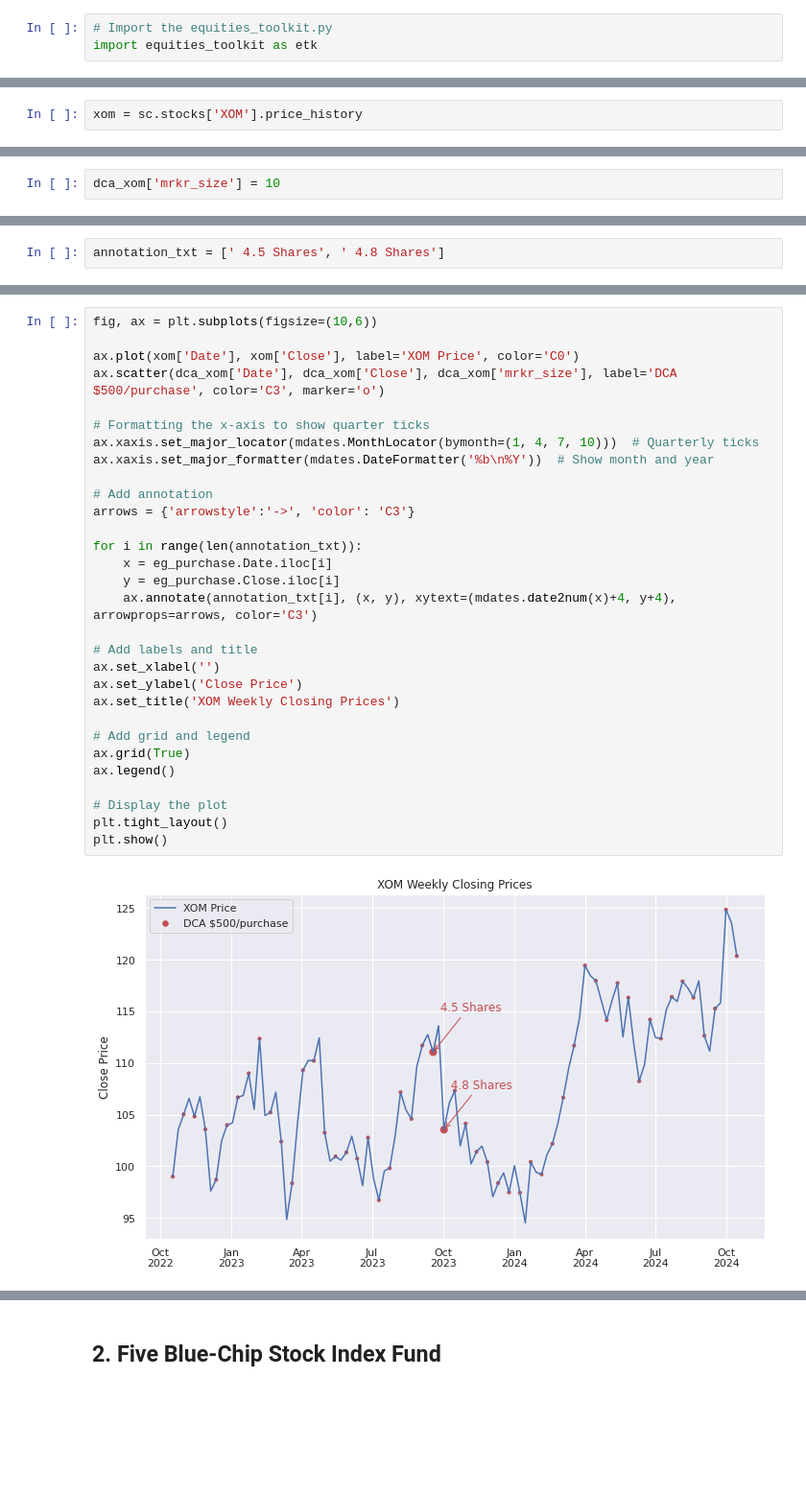
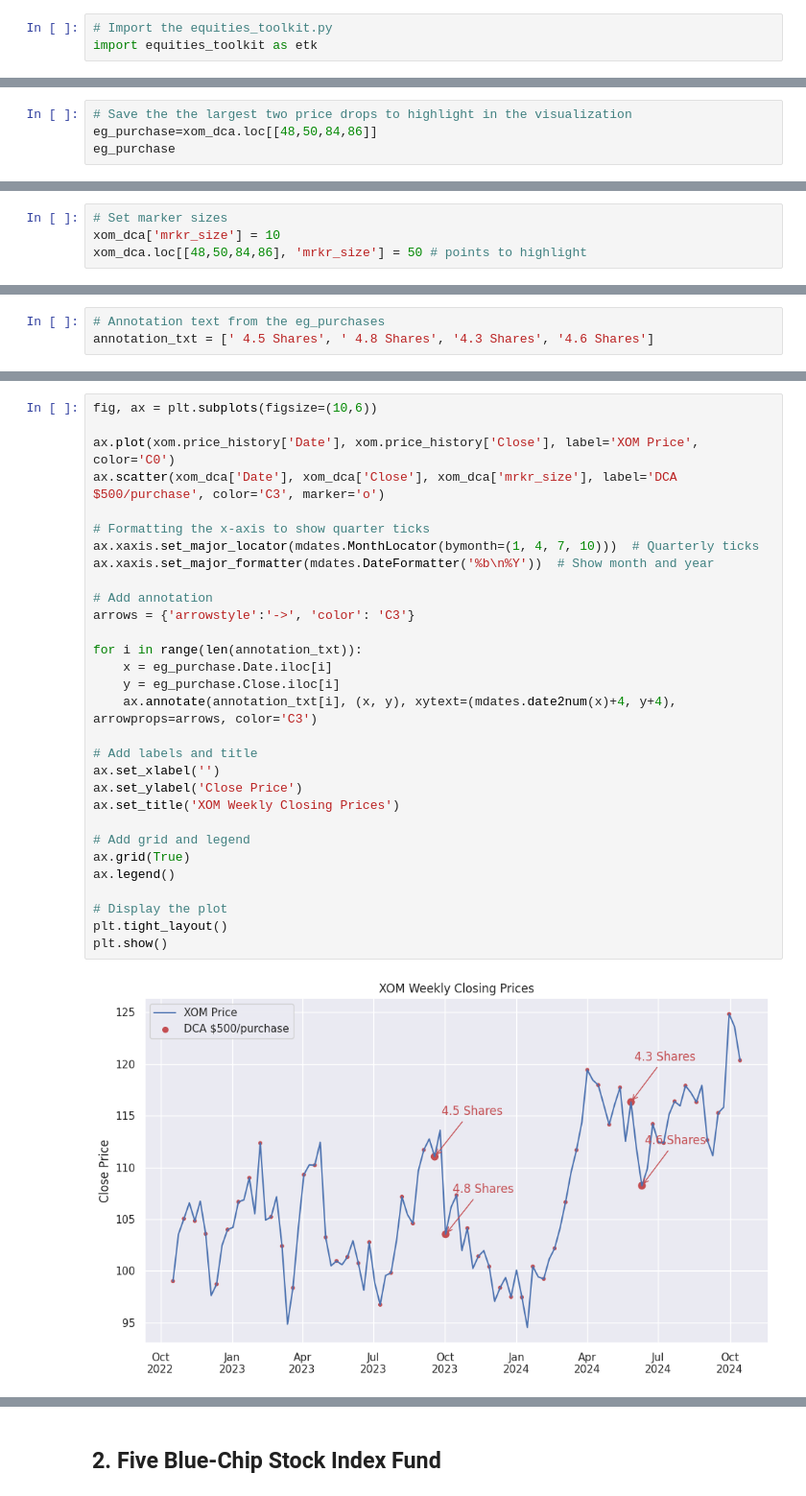
Before and after one commit to dtilley/quantitative_finance_toolkit, a Jupyter notebook: dollar_cost_averaging_with_adaptive_price_drop.ipynb, the cells around one changed output, grey strips where cells are left out. Shown: that part at 96% size. Drawn from its saved outputs; the diff is of its cells as text; blank space fills up the shorter version.

```diff
--- a/dollar_cost_averaging_with_adaptive_price_drop.ipynb
+++ b/dollar_cost_averaging_with_adaptive_price_drop.ipynb
@@ -177,2 +126,0 @@ sc.stocks['XOM'].price_history.drop(columns=['Volume', 'Dividends'], inplace=Tru
-# %%
-xom = sc.stocks['XOM'].price_history
@@ -198,0 +166,4 @@ eg_purchase
+# %%
+# Save the the largest two price drops to highlight in the visualization
+eg_purchase=xom_dca.loc[[48,50,84,86]]
+eg_purchase
@@ -199,2 +180,4 @@ eg_purchase
 # %%
-dca_xom['mrkr_size'] = 10
+# Set marker sizes
+xom_dca['mrkr_size'] = 10
+xom_dca.loc[[48,50,84,86], 'mrkr_size'] = 50 # points to highlight
@@ -203,3 +184,4 @@ dca_xom.loc[[48,50], 'mrkr_size'] = 50
 # %%
-annotation_txt = [' 4.5 Shares', ' 4.8 Shares']
+# Annotation text from the eg_purchases
+annotation_txt = [' 4.5 Shares', ' 4.8 Shares', '4.3 Shares', '4.6 Shares']
 # %%
@@ -207,32 +190,32 @@ eg_purchase.to_csv('eg_purchase_dca_xom.txt', index_label='week', sep=' ')
 # %%
 fig, ax = plt.subplots(figsize=(10,6))
 
-ax.plot(xom['Date'], xom['Close'], label='XOM Price', color='C0')
-ax.scatter(dca_xom['Date'], dca_xom['Close'], dca_xom['mrkr_size'], label='DCA $500/purchase', color='C3', marker='o')
+ax.plot(xom.price_history['Date'], xom.price_history['Close'], label='XOM Price', color='C0')
+ax.scatter(xom_dca['Date'], xom_dca['Close'], xom_dca['mrkr_size'], label='DCA $500/purchase', color='C3', marker='o')
 
 # Formatting the x-axis to show quarter ticks
 ax.xaxis.set_major_locator(mdates.MonthLocator(bymonth=(1, 4, 7, 10)))  # Quarterly ticks
 ax.xaxis.set_major_formatter(mdates.DateFormatter('%b\n%Y'))  # Show month and year
 
 # Add annotation
 arrows = {'arrowstyle':'->', 'color': 'C3'}
 
 for i in range(len(annotation_txt)):
     x = eg_purchase.Date.iloc[i]
     y = eg_purchase.Close.iloc[i]
     ax.annotate(annotation_txt[i], (x, y), xytext=(mdates.date2num(x)+4, y+4), arrowprops=arrows, color='C3')
 
 # Add labels and title
 ax.set_xlabel('')
 ax.set_ylabel('Close Price')
 ax.set_title('XOM Weekly Closing Prices')
 
 # Add grid and legend
 ax.grid(True)
 ax.legend()
 
 # Display the plot
 plt.tight_layout()
 plt.show()
 # %% [output]
-[figure, old version]
+[figure, new version]
```
Also changed, not shown: parts of 55 cells of this notebook, 2 other files.
